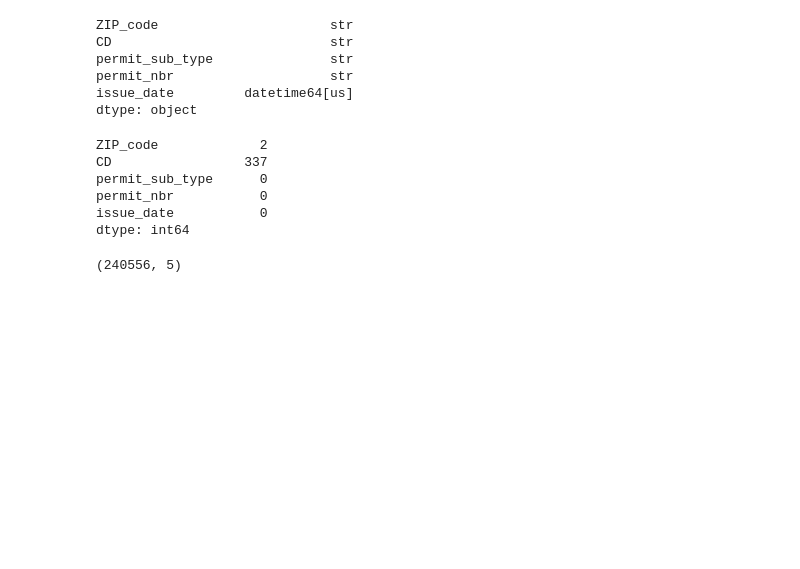
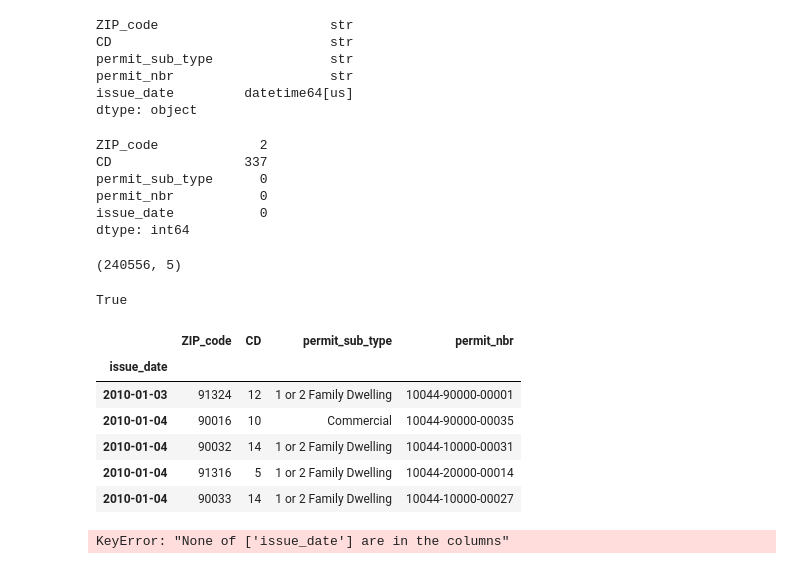
Before and after one commit to ShahSalar/demand-forecasting-hvac, a Jupyter notebook: notebooks/explore.ipynb, the cells around one changed output. Drawn from its saved outputs; the diff is of its cells as text; code cells hidden in the pictures; blank space fills up the shorter version.

```diff
--- a/notebooks/explore.ipynb
+++ b/notebooks/explore.ipynb
@@ -125,3 +125,21 @@ whole_f = pd.concat([data_frame, df], ignore_index = True)
 whole_f.shape
 # %% [output]
 (240556, 5)
+# %%
+whole_f['permit_nbr'].is_unique
+# %% [output]
+True
+# %%
+whole_f.head()
+# %% [output]
+|  | ZIP_code | CD | permit_sub_type | permit_nbr |
+| issue_date |  |  |  |  |
+| 2010-01-03 | 91324 | 12 | 1 or 2 Family Dwelling | 10044-90000-00001 |
+| 2010-01-04 | 90016 | 10 | Commercial | 10044-90000-00035 |
+| 2010-01-04 | 90032 | 14 | 1 or 2 Family Dwelling | 10044-10000-00031 |
+| 2010-01-04 | 91316 | 5 | 1 or 2 Family Dwelling | 10044-20000-00014 |
+| 2010-01-04 | 90033 | 14 | 1 or 2 Family Dwelling | 10044-10000-00027 |
+# %%
+whole_f = whole_f.set_index('issue_date').sort_index()
+# %% [output]
+KeyError: "None of ['issue_date'] are in the columns"
```
Also changed, not shown: parts of 15 cells of this notebook, 2 other files.
